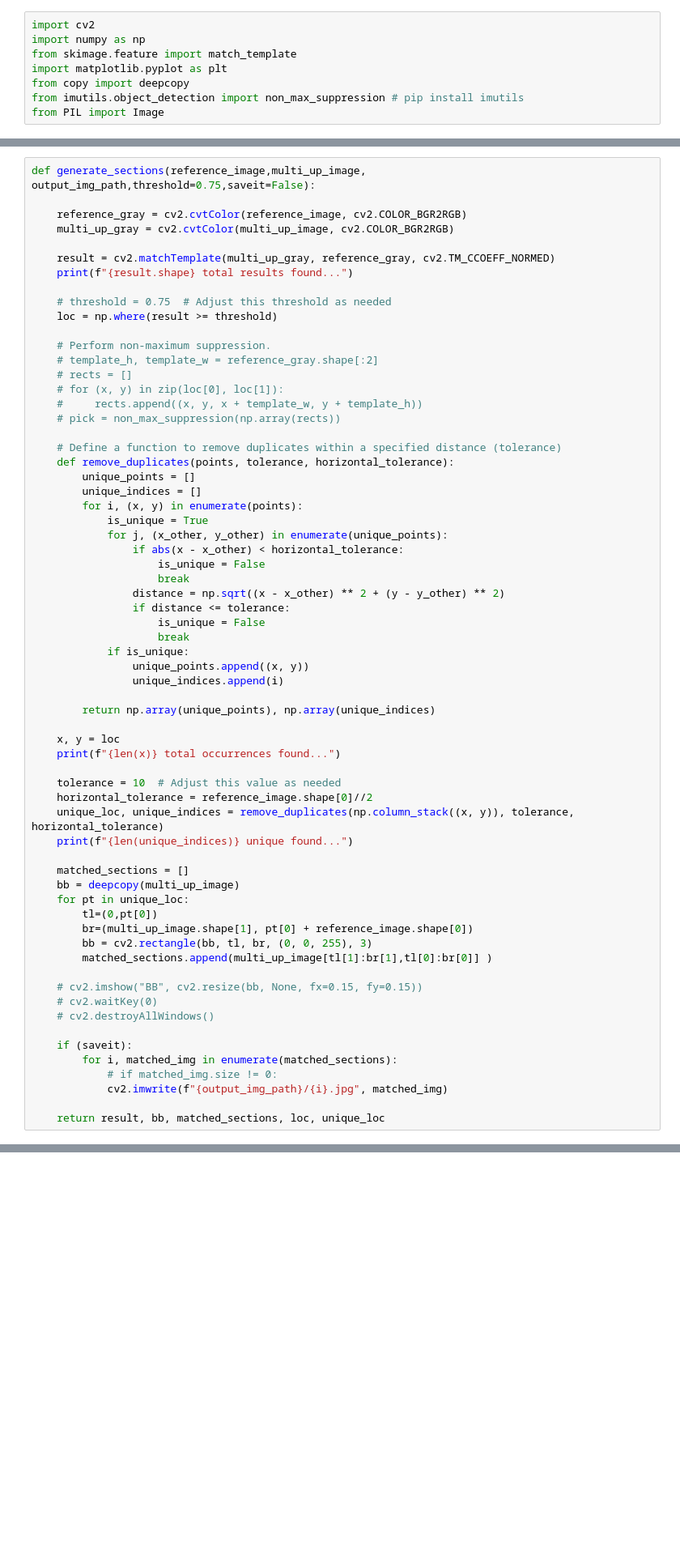
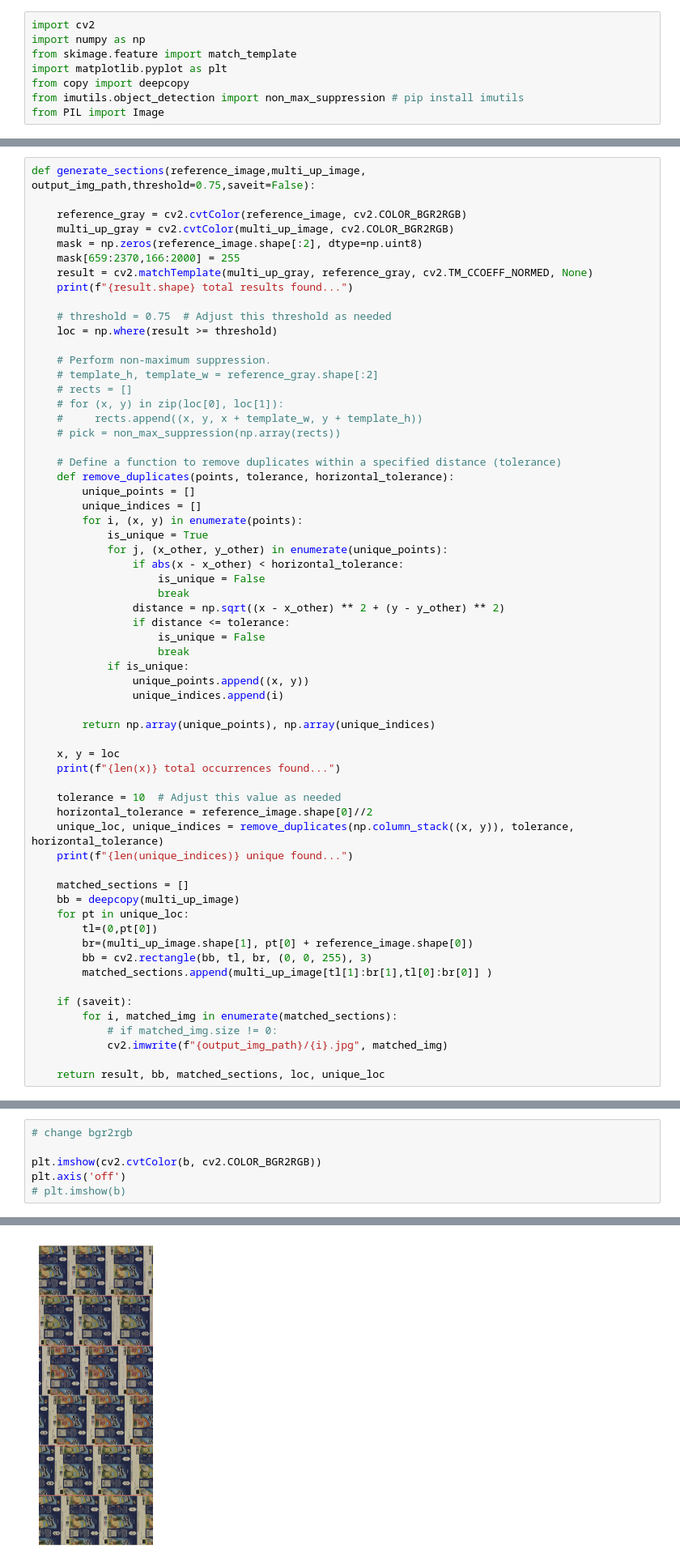
Before and after one commit to abdullamatar/juicebox, a Jupyter notebook: extract_sections_for_comparison/find_images.ipynb, the cells around one changed output, grey strips where cells are left out. Shown at 81% size. Drawn from its saved outputs; the diff is of its cells as text; blank space fills up the shorter version.

```diff
--- a/extract_sections_for_comparison/find_images.ipynb
+++ b/extract_sections_for_comparison/find_images.ipynb
@@ -17,8 +11,9 @@ def generate_sections(reference_image,multi_up_image, output_img_path,threshold=
 
     reference_gray = cv2.cvtColor(reference_image, cv2.COLOR_BGR2RGB)
     multi_up_gray = cv2.cvtColor(multi_up_image, cv2.COLOR_BGR2RGB)
-
-    result = cv2.matchTemplate(multi_up_gray, reference_gray, cv2.TM_CCOEFF_NORMED)
+    mask = np.zeros(reference_image.shape[:2], dtype=np.uint8)
+    mask[659:2370,166:2000] = 255
+    result = cv2.matchTemplate(multi_up_gray, reference_gray, cv2.TM_CCOEFF_NORMED, None)
     print(f"{result.shape} total results found...")
 
     # threshold = 0.75  # Adjust this threshold as needed
@@ -67,10 +62,6 @@ def generate_sections(reference_image,multi_up_image, output_img_path,threshold=
         bb = cv2.rectangle(bb, tl, br, (0, 0, 255), 3)
         matched_sections.append(multi_up_image[tl[1]:br[1],tl[0]:br[0]] )
 
-    # cv2.imshow("BB", cv2.resize(bb, None, fx=0.15, fy=0.15))
-    # cv2.waitKey(0)
-    # cv2.destroyAllWindows()
-
     if (saveit):
         for i, matched_img in enumerate(matched_sections):
             # if matched_img.size != 0:
@@ -99,0 +112,7 @@ array([[   7,  692],
+# %%
+# change bgr2rgb
+
+plt.imshow(cv2.cvtColor(b, cv2.COLOR_BGR2RGB))
+plt.axis('off')
+# plt.imshow(b)
+# %% [output]
@@ -99,0 +120 @@ array([[   7,  692],
+[figure, added]
```
Also changed, not shown: parts of 10 cells of this notebook, 14 other files.
